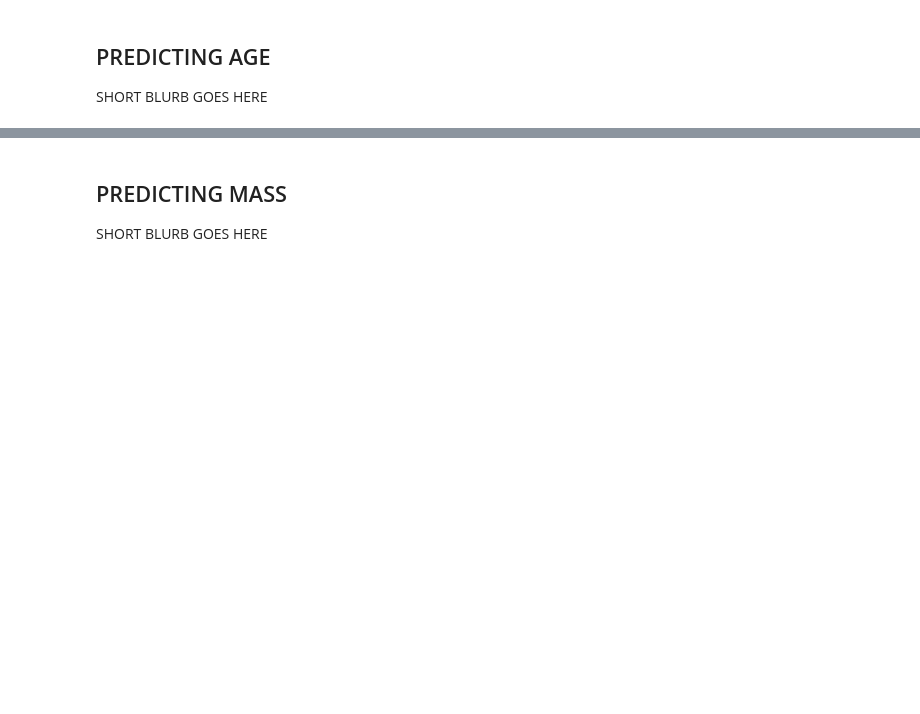
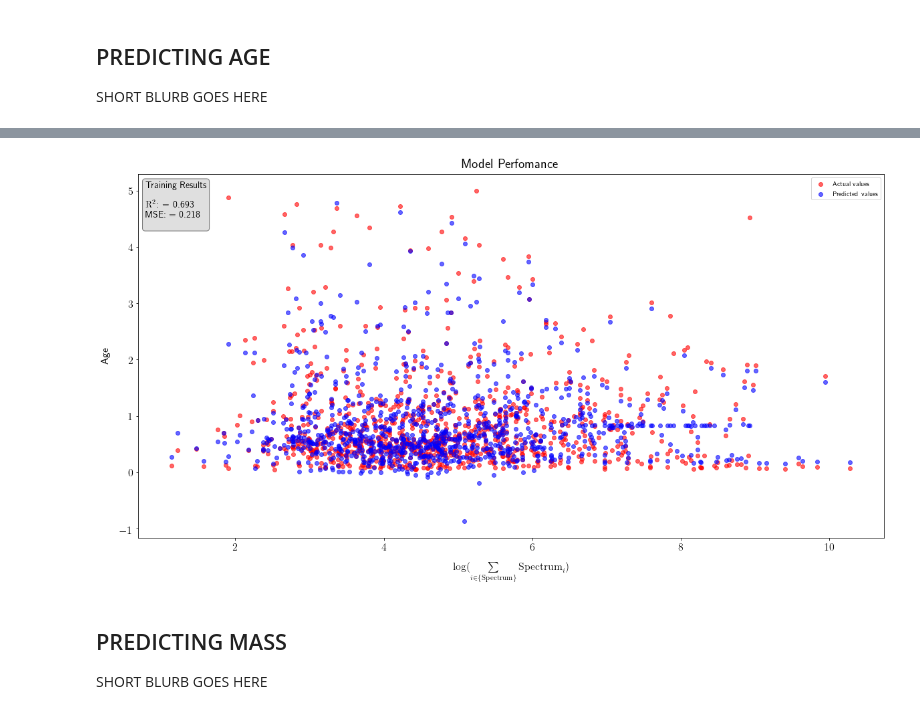
Before and after one commit to nathanaelg16/PHYS3600ID_Final_Project, a Jupyter notebook: Final Project.ipynb, the cells around one changed output, grey strips where cells are left out. Saved outputs shown, nothing was run; the diff lists cells and outputs as text; code cells hidden in the pictures; blank space fills up the shorter version.

```diff
--- a/Final Project.ipynb
+++ b/Final Project.ipynb
@@ -87,9 +118,10 @@ def plot_model_performance(x, y_expected, y_predicted, ylabel, **kwargs):
         'actual_label': 'Actual values',
         'predicted_label': 'Predicted values',
         'title': 'Model Perfomance',
-        'xlabel': 'log(sum(spectra))',
+        'xlabel': '$\log (\sum\limits_{i\in\{\mathrm{Spectrum}\}} \mathrm{Spectrum}_i)$',
         'save_fig': False,
-        'save_fig_as': ''
+        'save_fig_as': '',
+        'scores': None,
     }
 
     for key, value in kwargs.items():
@@ -98,14 +130,21 @@ def plot_model_performance(x, y_expected, y_predicted, ylabel, **kwargs):
         params[key] = value
 
     fig, ax = plt.subplots()
-    ax.scatter(X, y_expected, color=params['actual_color'], label=params['actual_label'])
-    plt.scatter(X, y_predicted, color=params['predicted_color'], label=params['predicted_label'])
+    ax.scatter(X, y_expected, color=params['actual_color'], label=params['actual_label'], alpha=0.6)
+    plt.scatter(X, y_predicted, color=params['predicted_color'], label=params['predicted_label'], alpha=0.6)
     ax.legend()
-    ax.set_title(params['title'], fontsize=16)
-    ax.set_ylabel(ylabel)
-    ax.set_xlabel(params['xlabel'])
+    ax.set_title(params['title'], fontsize=20, pad=10)
+    ax.set_ylabel(ylabel, fontsize=16, labelpad=14)
+    ax.set_xlabel(params['xlabel'], fontsize=16, labelpad=14)
+
+    if params['scores'] is not None:
+        props = dict(boxstyle='round', facecolor='silver', alpha=0.5)
+        text = 'Training Results\n\n'
+        for key, value in params['scores'].items():
+            text = text + ' = '.join((key, '%.3f' % (value, ))) + '\n'
+        ax.text(0.01, 0.98, text, transform=ax.transAxes, fontsize=14, verticalalignment='top', bbox=props)
 
     if params['save_fig']:
         if params['save_fig_as'] == '':
-            params['save_fig_as'] = 'Model Performance - ' + params['title']
+            params['save_fig_as'] = 'Model Performance - ' + ylabel
         fig.savefig(params['save_fig_as'], dpi=300)
@@ -112,3 +205,5 @@ def plot_model_performance(x, y_expected, y_predicted, ylabel, **kwargs):
+# %%
+spectra_X = dtt(spectra)
 # %% [markdown]
 ## PREDICTING AGE
 
@@ -171,3 +234,7 @@ plot_model_performance(X, ages, age_model.predict(spectra), 'Age')
+# %%
+plot_model_performance(spectra_X, ages, age_model.predict(spectra), 'Age', scores=scores, save_fig=True)
+# %% [output]
+[figure, added]
 # %% [markdown]
 ## PREDICTING MASS
 
```
Also changed, not shown: parts of 34 cells of this notebook, 6 other files.
